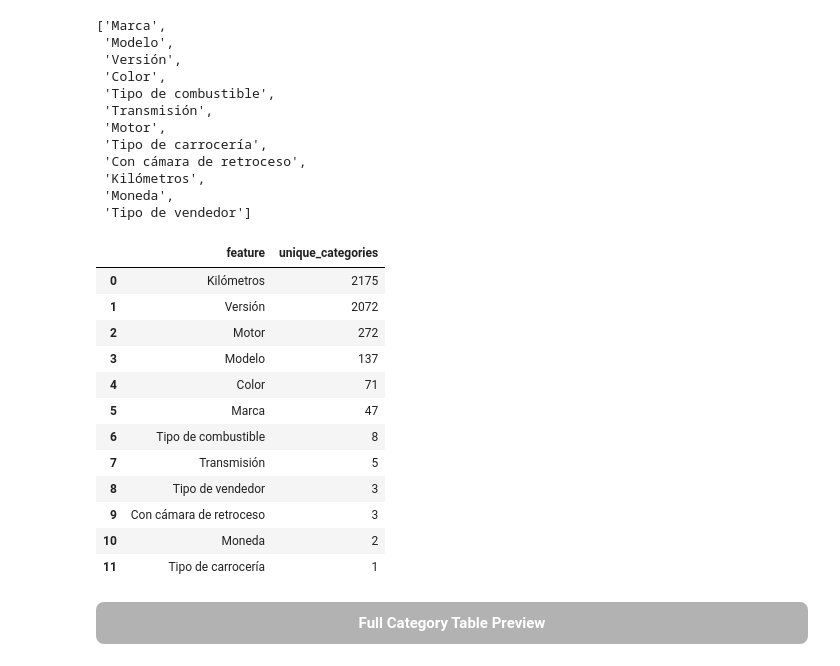
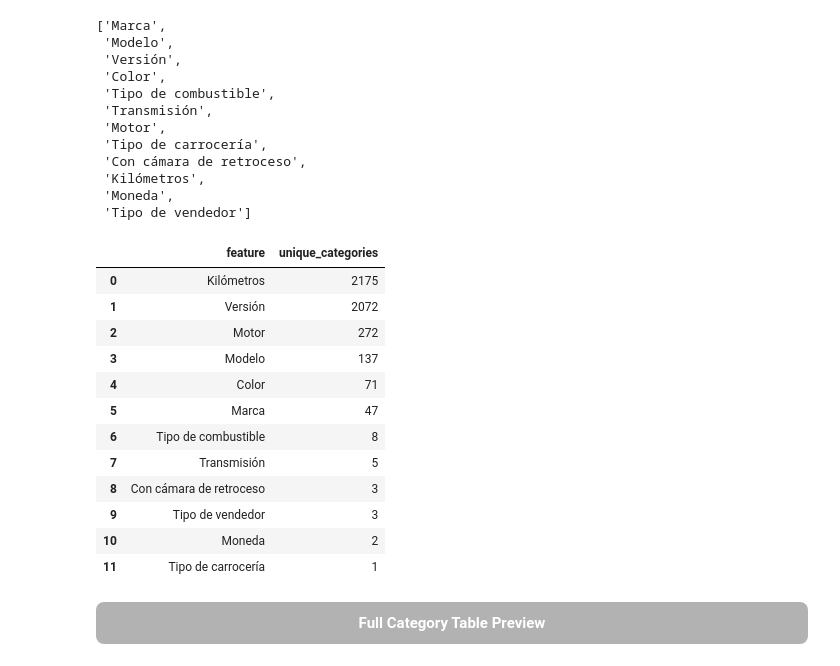
Before and after one commit to abrildiaco/TP_Final_ML, a Jupyter notebook: notebooks/category_helper.ipynb, the cells around one changed output. Saved outputs shown, nothing was run; the diff lists cells and outputs as text; code cells hidden in the pictures.

```diff
--- a/notebooks/category_helper.ipynb
+++ b/notebooks/category_helper.ipynb
@@ -55,7 +52,7 @@ Para abrirlo, ir a esa carpeta desde el explorador de archivos o desde VS Code,
 Load Dataset
 </div>
 # %%
-df = load_dataset()
+df = cat.load_dataset()
 
 display(df.head())
 display(df.shape)
@@ -121,7 +118,7 @@ Category Summary
 # %%
 ignored_columns = ["Título", "Descripción"]
 
-categorical_columns = get_categorical_columns(df, ignored_columns=ignored_columns,)
+categorical_columns = cat.get_categorical_columns(df, ignored_columns=ignored_columns,)
 categorical_columns
 # %% [output]
 ['Marca',
@@ -137,21 +134,21 @@ categorical_columns
  'Moneda',
  'Tipo de vendedor']
 # %%
-category_summary = build_category_summary(df, categorical_columns)
+category_summary = cat.build_category_summary(df, categorical_columns)
 
 display(category_summary)
 # %% [output]
 |  | feature | unique_categories |
 | 0 | Kilómetros | 2175 |
 | 1 | Versión | 2072 |
 | 2 | Motor | 272 |
 | 3 | Modelo | 137 |
 | 4 | Color | 71 |
 | 5 | Marca | 47 |
 | 6 | Tipo de combustible | 8 |
 | 7 | Transmisión | 5 |
-| 8 | Tipo de vendedor | 3 |
-| 9 | Con cámara de retroceso | 3 |
+| 8 | Con cámara de retroceso | 3 |
+| 9 | Tipo de vendedor | 3 |
 | 10 | Moneda | 2 |
 | 11 | Tipo de carrocería | 1 |
 # %% [markdown]
```
Also changed, not shown: parts of 8 cells of this notebook, 5 other files.
